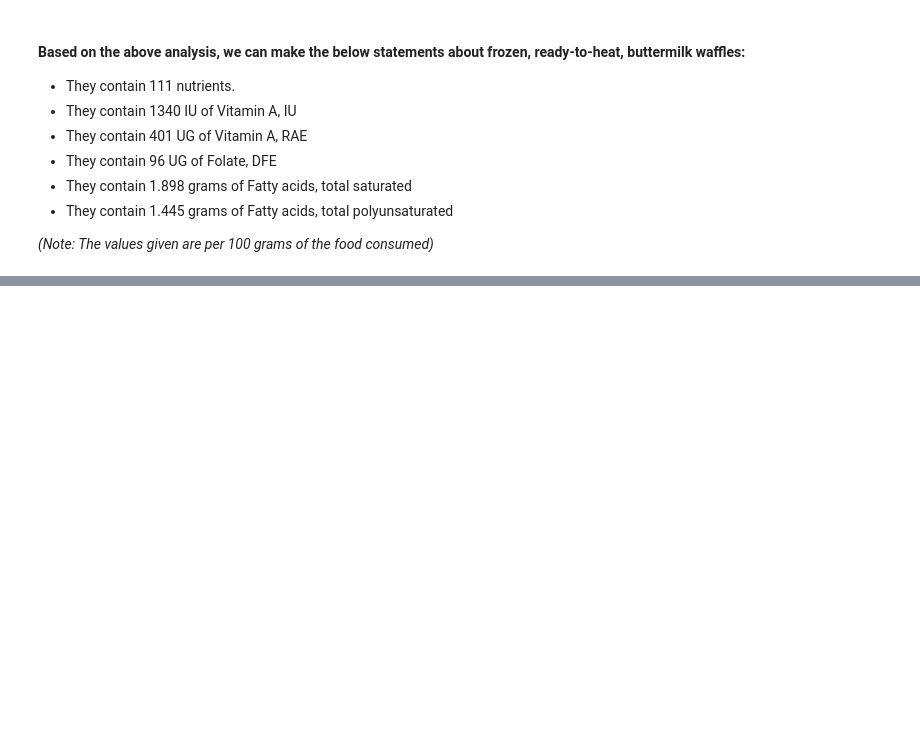
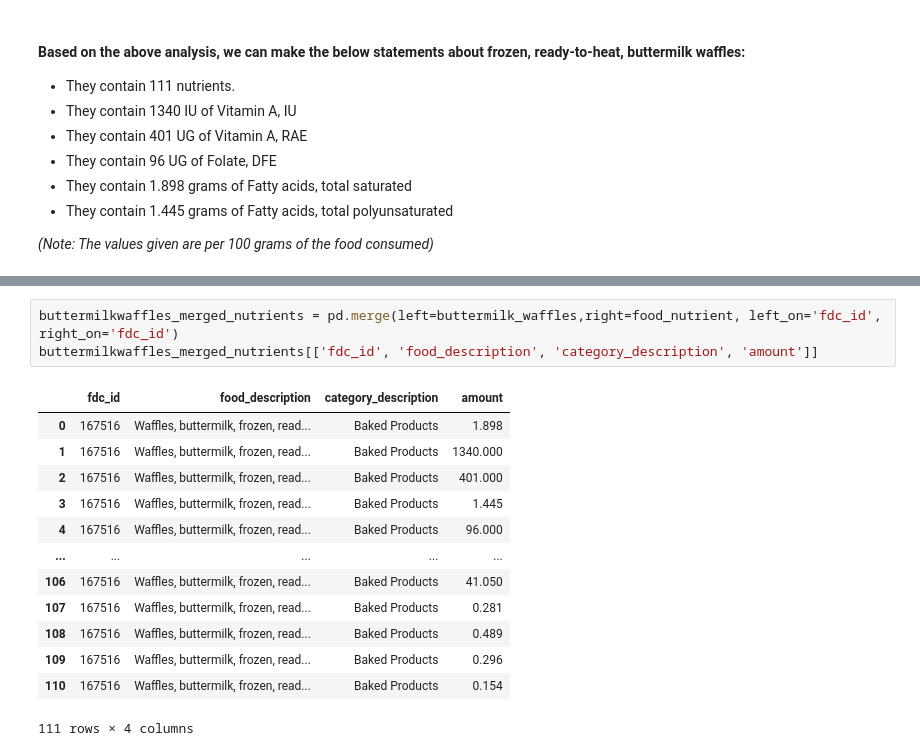
Before and after one commit to ariesunique/furry-waffle, a Jupyter notebook: FoodDataCentral.ipynb, the cells around one changed output, grey strips where cells are left out. Drawn from its saved outputs; the diff is of its cells as text; blank space fills up the shorter version.

```diff
--- a/FoodDataCentral.ipynb
+++ b/FoodDataCentral.ipynb
@@ -210,0 +255,17 @@ nutrient[nutrient.id.isin( [1258, 1104, 1106, 1293, 1190]  )]
+# %%
+buttermilkwaffles_merged_nutrients = pd.merge(left=buttermilk_waffles,right=food_nutrient, left_on='fdc_id', right_on='fdc_id')
+buttermilkwaffles_merged_nutrients[['fdc_id', 'food_description', 'category_description', 'amount']]
+# %% [output]
+|  | fdc_id | food_description | category_description | amount |
+| 0 | 167516 | Waffles, buttermilk, frozen, read... | Baked Products | 1.898 |
+| 1 | 167516 | Waffles, buttermilk, frozen, read... | Baked Products | 1340.000 |
+| 2 | 167516 | Waffles, buttermilk, frozen, read... | Baked Products | 401.000 |
+| 3 | 167516 | Waffles, buttermilk, frozen, read... | Baked Products | 1.445 |
+| 4 | 167516 | Waffles, buttermilk, frozen, read... | Baked Products | 96.000 |
+| ... | ... | ... | ... | ... |
+| 106 | 167516 | Waffles, buttermilk, frozen, read... | Baked Products | 41.050 |
+| 107 | 167516 | Waffles, buttermilk, frozen, read... | Baked Products | 0.281 |
+| 108 | 167516 | Waffles, buttermilk, frozen, read... | Baked Products | 0.489 |
+| 109 | 167516 | Waffles, buttermilk, frozen, read... | Baked Products | 0.296 |
+| 110 | 167516 | Waffles, buttermilk, frozen, read... | Baked Products | 0.154 |
+111 rows × 4 columns
```
Also changed, not shown: parts of 8 cells of this notebook.
